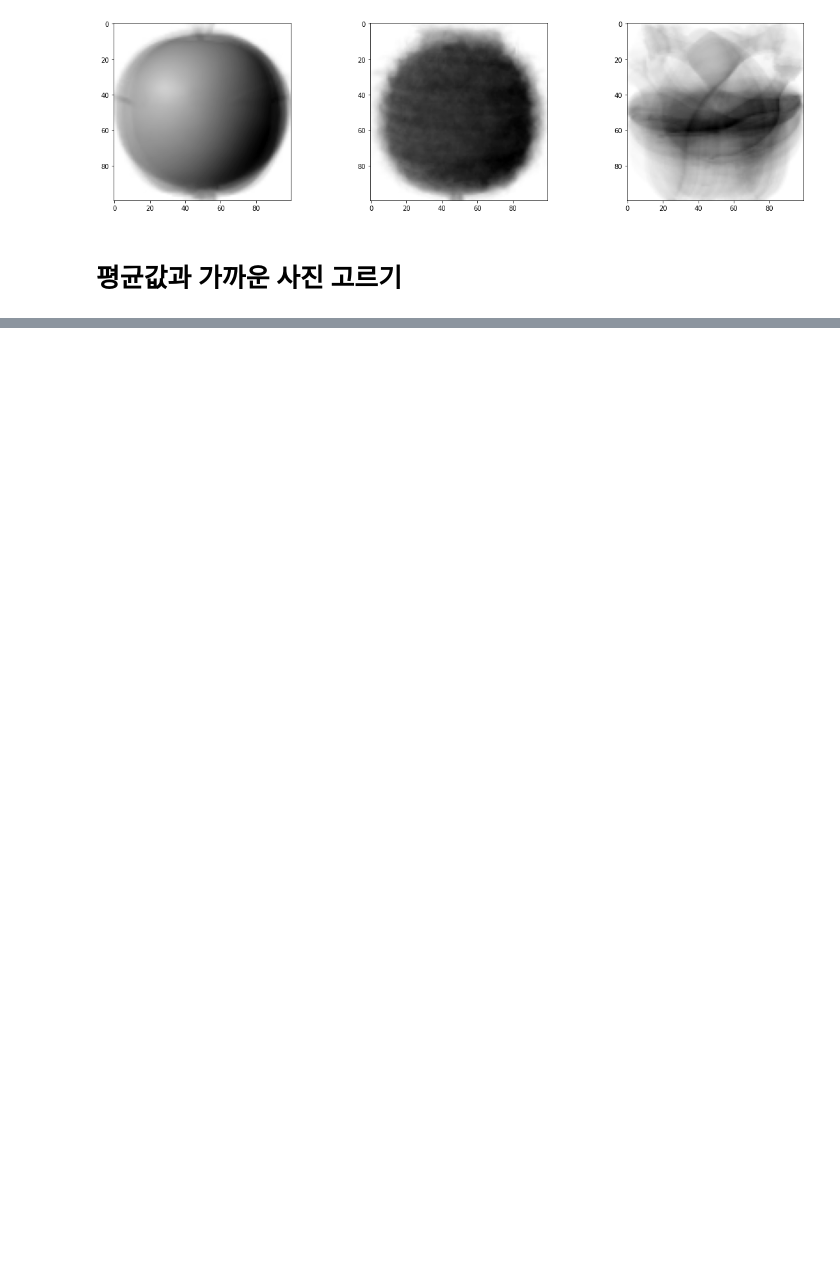
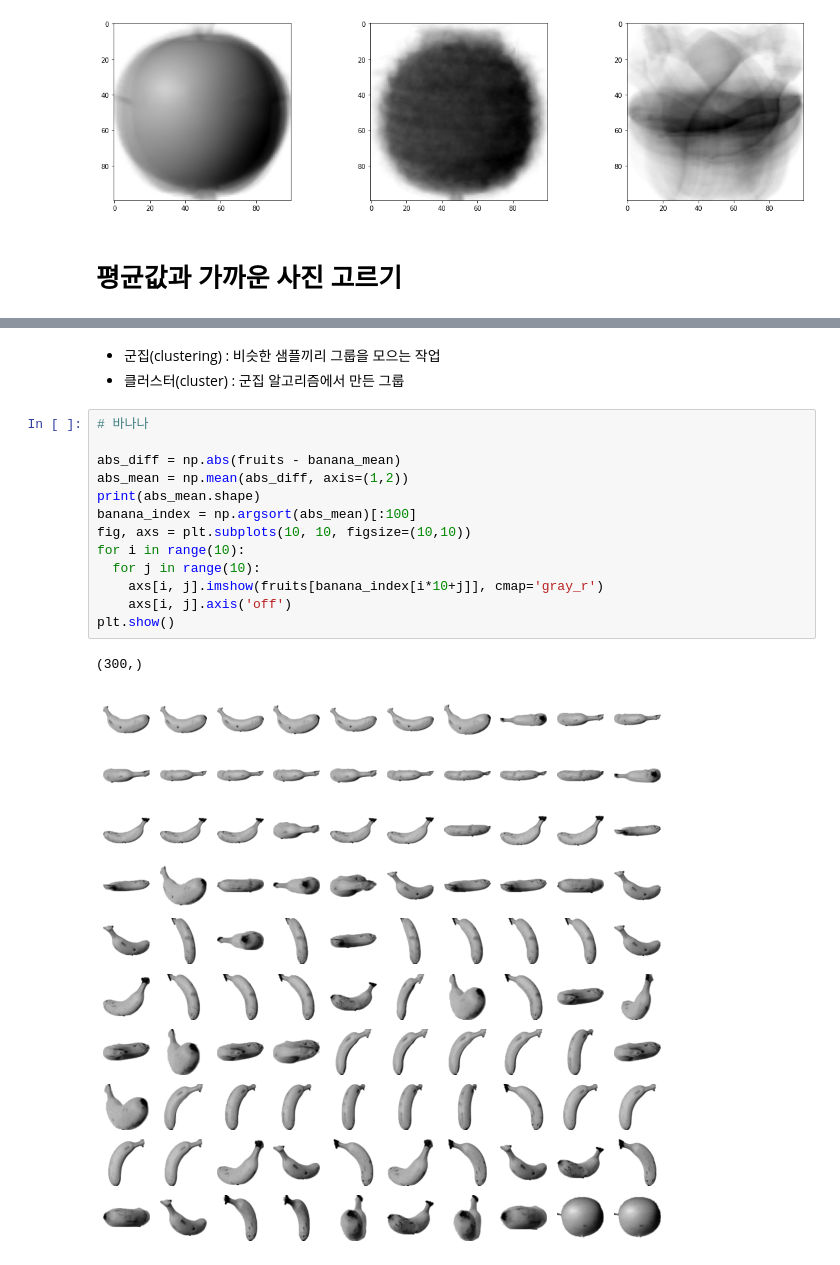
Before and after one commit to serinss/seSAC_ML_DL, a Jupyter notebook: 06_1_군집_알고리즘.ipynb, the cells around one changed output, grey strips where cells are left out. Saved outputs shown, nothing was run; the diff lists cells and outputs as text; blank space fills up the shorter version.

```diff
--- a/06_1_군집_알고리즘.ipynb
+++ b/06_1_군집_알고리즘.ipynb
@@ -154,0 +180,19 @@ plt.show()
+# %% [markdown]
+- 군집(clustering) : 비슷한 샘플끼리 그룹을 모으는 작업
+- 클러스터(cluster) : 군집 알고리즘에서 만든 그룹
+# %%
+# 바나나
+
+abs_diff = np.abs(fruits - banana_mean)
+abs_mean = np.mean(abs_diff, axis=(1,2))
+print(abs_mean.shape)
+banana_index = np.argsort(abs_mean)[:100]
+fig, axs = plt.subplots(10, 10, figsize=(10,10))
+for i in range(10):
+  for j in range(10):
+    axs[i, j].imshow(fruits[banana_index[i*10+j]], cmap='gray_r')
+    axs[i, j].axis('off')
+plt.show()
+# %% [output]
+(300,)
+[figure, added]
```
Also changed, not shown: parts of 4 cells of this notebook.
